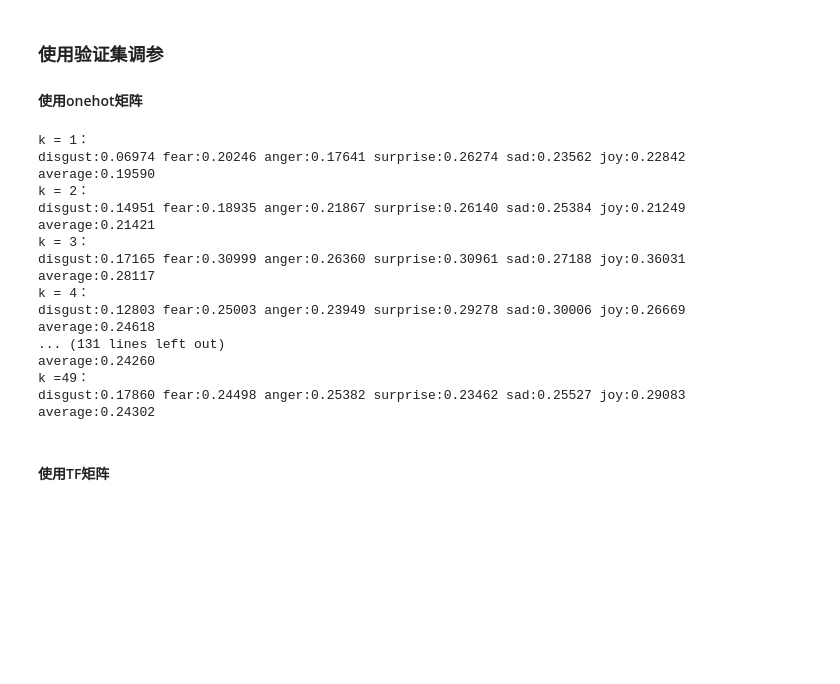
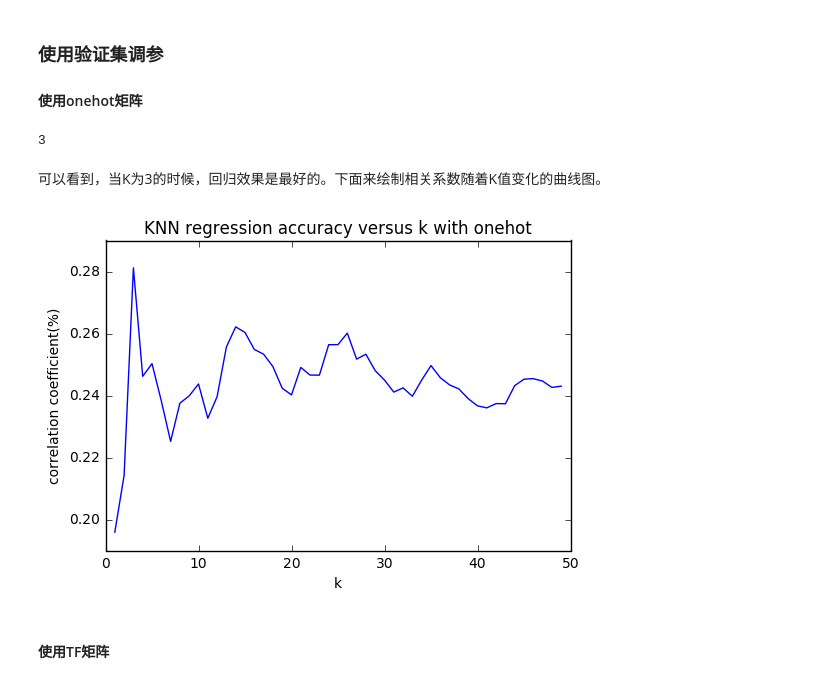
Before and after one commit to linzch3/Open-Course-Learning, a Jupyter notebook: A04.Artificial Intelligence - SYSU - RYH/Lab 2 - [KNN]+[Naive Bayes]/Lab 2 - KNN and Naive Bayes.ipynb, the cells around one changed output. Drawn from its saved outputs; the diff is of its cells as text; code cells hidden in the pictures; blank space fills up the shorter version.

```diff
--- a/A04.Artificial Intelligence - SYSU - RYH/Lab 2 - [KNN]+[Naive Bayes]/Lab 2 - KNN and Naive Bayes.ipynb
+++ b/A04.Artificial Intelligence - SYSU - RYH/Lab 2 - [KNN]+[Naive Bayes]/Lab 2 - KNN and Naive Bayes.ipynb
@@ -731,34 +877,38 @@ def run_knn_regress1(k):
         for i in ans.keys():
             ansLabel[i].append(ans[i])
 
-    print('k =%2d：' % k)
+    #print('k =%2d：' % k)
     tot = 0
     for i in ansLabel.keys():
         corr = np.corrcoef(ansLabel[i],validateSet_label2[i])[0,1]
         tot += corr
-        print('%s:%.5f' % (i, corr), end=' ')
-    print('\naverage:%.5f' % (tot/len(ansLabel.keys())))
+        #print('%s:%.5f' % (i, corr), end=' ')
+    averageCorrcoef = tot/len(ansLabel.keys())
+    #print('\naverage:%.5f' % (averageCorrcoef))
+    return averageCorrcoef
 
-for k in range(1,50):
-    run_knn_regress1(k)
+corrcoefs = []
+testRange = list(range(1,50))
+for k in testRange:
+    corrcoefs.append(run_knn_regress1(k))
-# %% [output]
-k = 1：
-disgust:0.06974 fear:0.20246 anger:0.17641 surprise:0.26274 sad:0.23562 joy:0.22842
-average:0.19590
-k = 2：
-disgust:0.14951 fear:0.18935 anger:0.21867 surprise:0.26140 sad:0.25384 joy:0.21249
-average:0.21421
-k = 3：
-disgust:0.17165 fear:0.30999 anger:0.26360 surprise:0.30961 sad:0.27188 joy:0.36031
-average:0.28117
-k = 4：
-disgust:0.12803 fear:0.25003 anger:0.23949 surprise:0.29278 sad:0.30006 joy:0.26669
-average:0.24618
-... (131 lines left out)
-average:0.24260
-k =49：
-disgust:0.17860 fear:0.24498 anger:0.25382 surprise:0.23462 sad:0.25527 joy:0.29083
-average:0.24302
+# %%
+bestK_onehot = testRange[np.argmax(corrcoefs)]
+bestK_onehot
+# %% [output]
+3
+# %% [markdown]
+可以看到，当K为3的时候，回归效果是最好的。下面来绘制相关系数随着K值变化的曲线图。
+# %%
+import matplotlib.pyplot as plt
+
+_ = plt.plot(testRange, corrcoefs)
+_ = plt.xlabel('k')
+_ = plt.ylabel('correlation coefficient(%)')
+_ = plt.title("KNN regression accuracy versus k with onehot")
+plt.show()
+plt.close()
+# %% [output]
+[figure, added]
 # %% [markdown]
 #### 使用TF矩阵
 # %%
```
Also changed, not shown: parts of 36 cells of this notebook, 3 other files.
